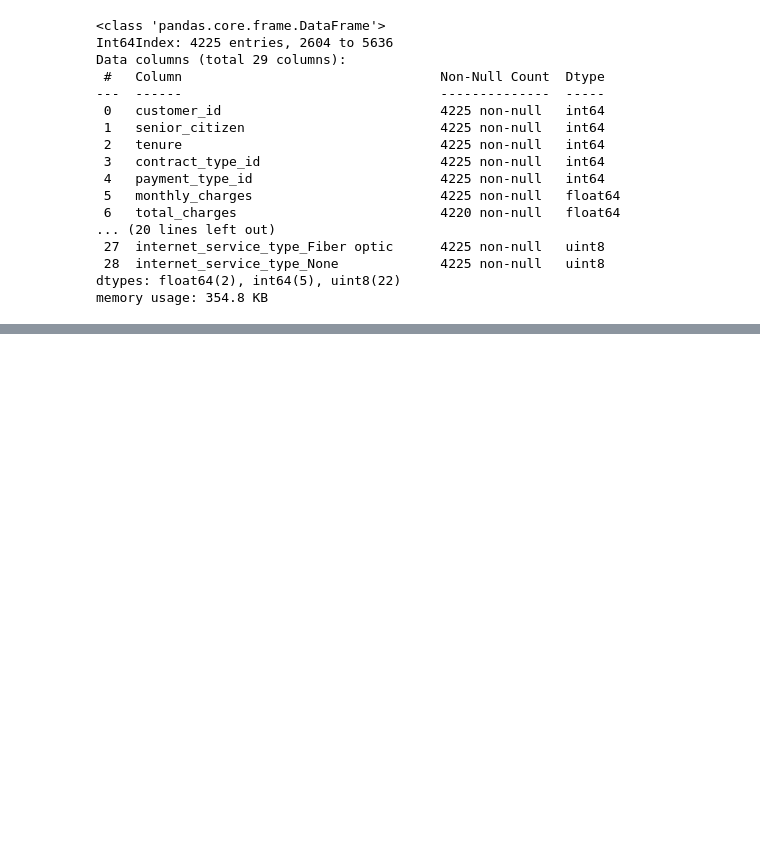
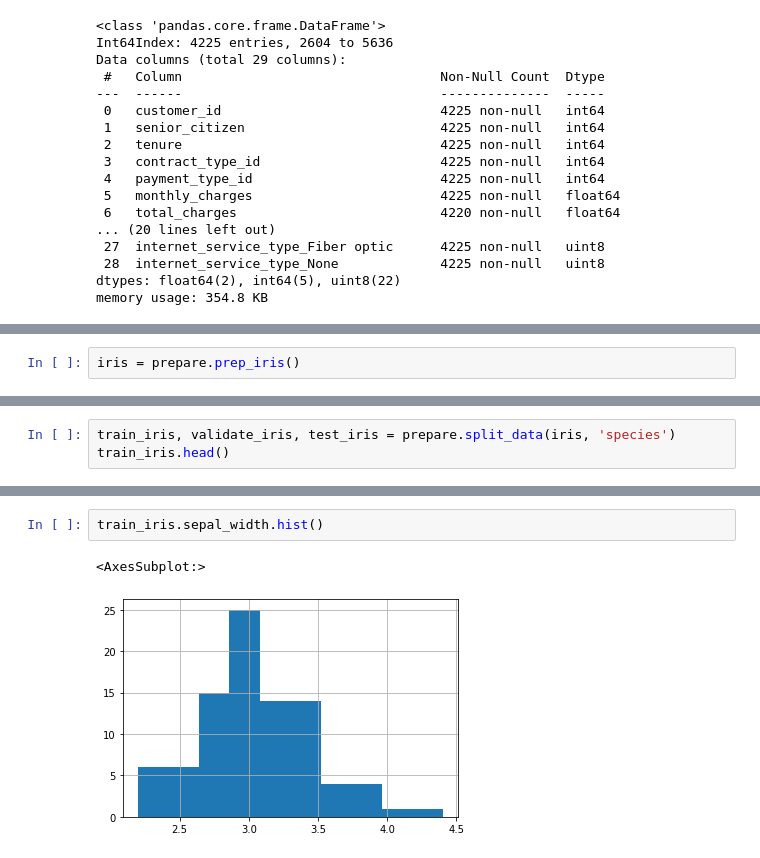
Before and after one commit to dashbringhurst/classification-exercises, a Jupyter notebook: classification_exercises.ipynb, the cells around one changed output, grey strips where cells are left out. Drawn from its saved outputs; the diff is of its cells as text; blank space fills up the shorter version.

```diff
--- a/classification_exercises.ipynb
+++ b/classification_exercises.ipynb
@@ -934,0 +952,2 @@ memory usage: 354.8 KB
+# %%
+iris = prepare.prep_iris()
@@ -934,0 +993,3 @@ memory usage: 354.8 KB
+# %%
+train_iris, validate_iris, test_iris = prepare.split_data(iris, 'species')
+train_iris.head()
@@ -934,0 +1042,5 @@ memory usage: 354.8 KB
+# %%
+train_iris.sepal_width.hist()
+# %% [output]
+<AxesSubplot:>
+[figure, added]
```
Also changed, not shown: parts of 49 cells of this notebook.
